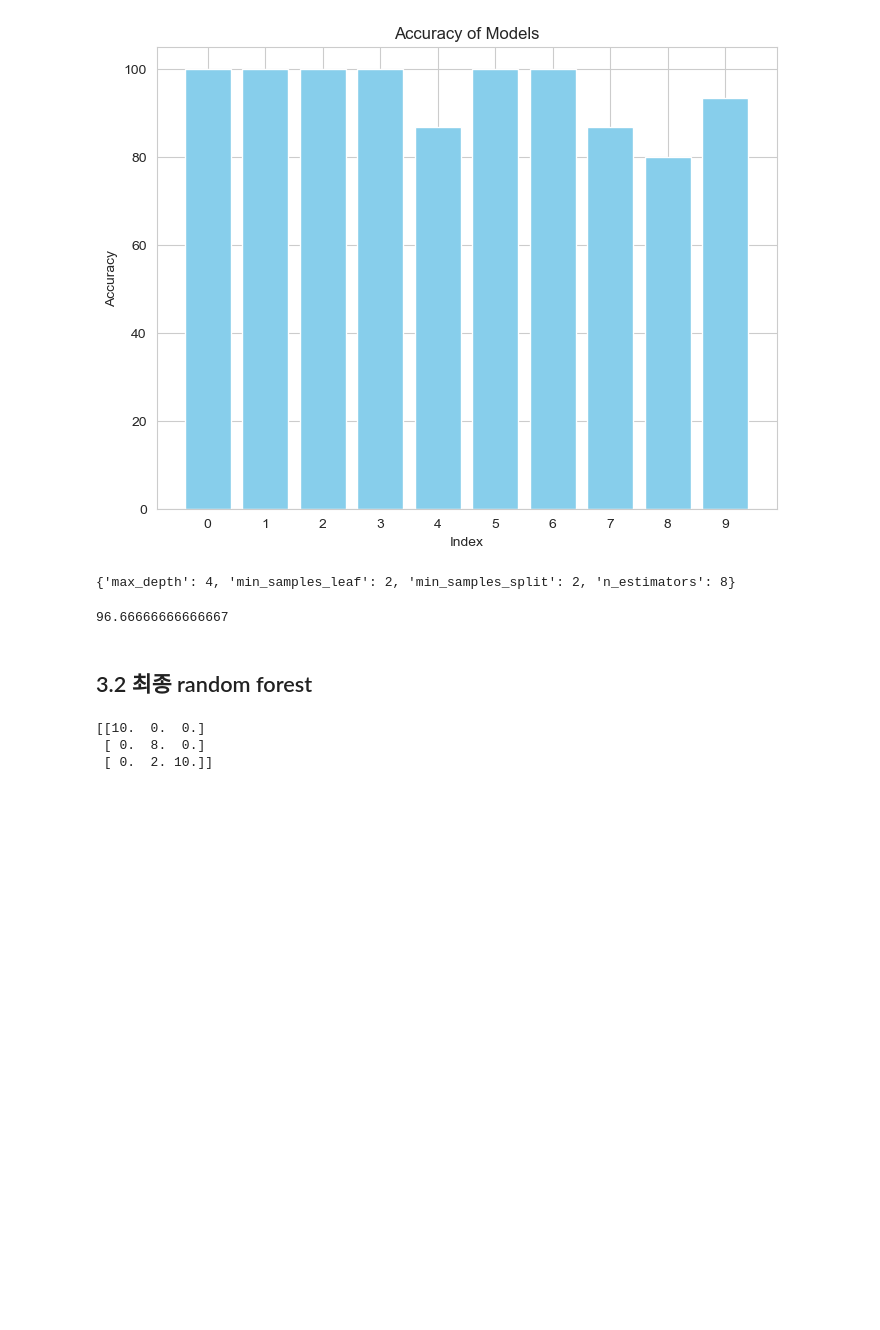
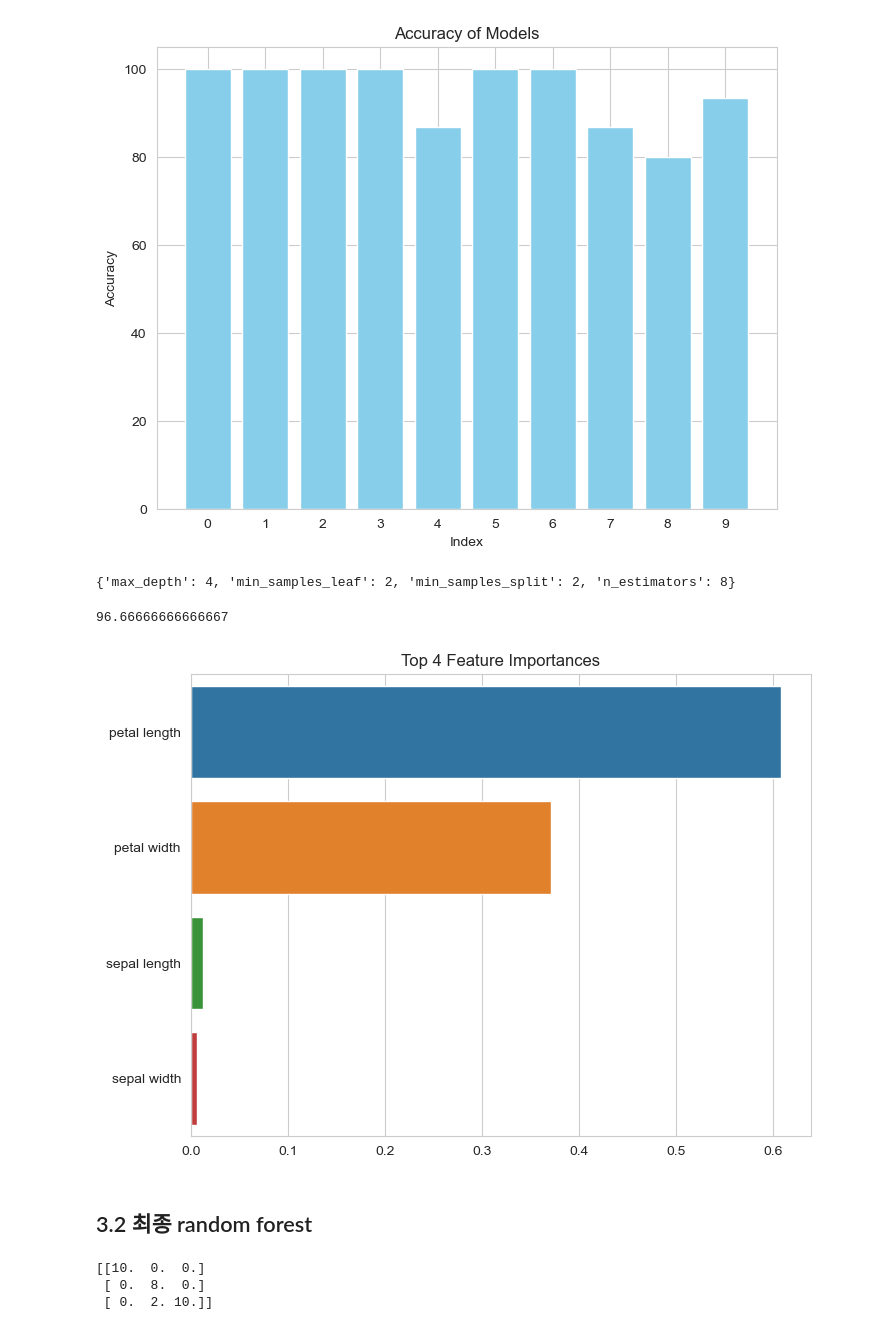
Before and after one commit to kyumly/CSW6001-HW, a Jupyter notebook: HW2/main.ipynb, the cells around one changed output. Drawn from its saved outputs; the diff is of its cells as text; code cells hidden in the pictures; blank space fills up the shorter version.

```diff
--- a/HW2/main.ipynb
+++ b/HW2/main.ipynb
@@ -352,6 +352,22 @@ predict = clf.predict(final_x_test)
 print((predict == final_y_test).sum() / len(final_y_test) * 100)
 # %% [output]
 96.66666666666667
+# %%
+import matplotlib.pyplot as plt
+import seaborn as sns
+import pandas as pd
+%matplotlib inline
+
+importances_values = clf.feature_importances_
+importances = pd.Series(importances_values, index = X.columns)
+ftr_top = importances.sort_values(ascending=False)
+
+plt.figure(figsize=(8,6))
+plt.title('Top 4 Feature Importances')
+sns.barplot(x=ftr_top, y=ftr_top.index)
+plt.show()
+# %% [output]
+[figure, added]
 # %% [markdown]
 ## 3.2 최종 random forest
 # %%
```
Also changed, not shown: parts of 1 cell of this notebook.
